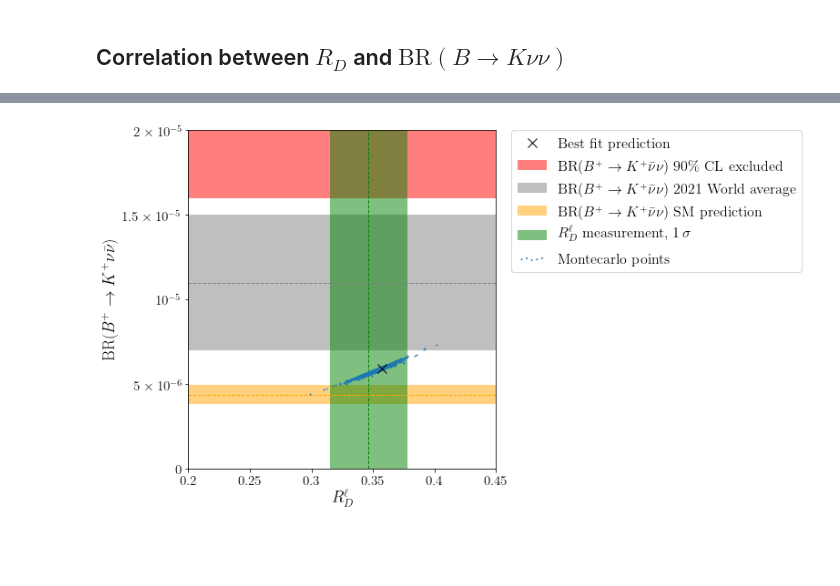
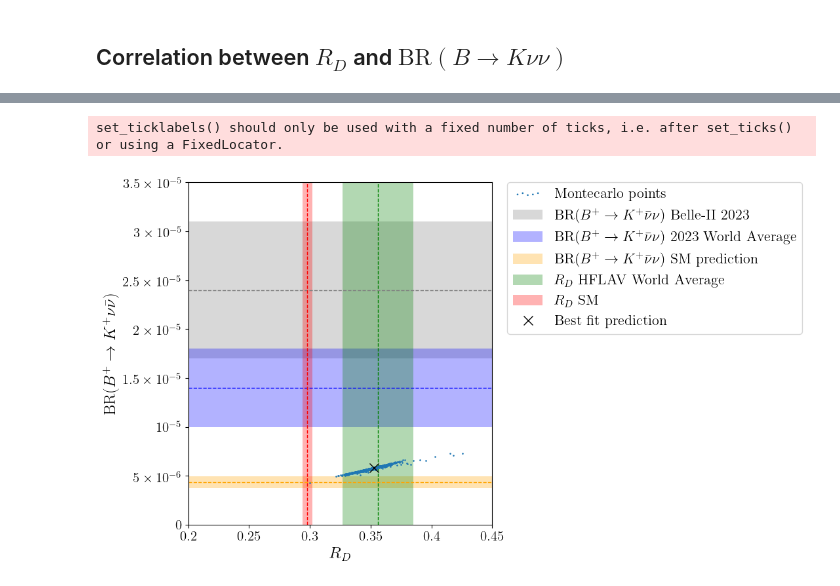
Before and after one commit to Jorge-Alda/SMEFT19-notebooks, a Jupyter notebook: PaperML/06_correlations.ipynb, the cells around one changed output, grey strips where cells are left out. Cells and saved outputs as stored; diff of their text form; code cells hidden in the pictures; blank space fills up the shorter version.

```diff
--- a/PaperML/06_correlations.ipynb
+++ b/PaperML/06_correlations.ipynb
@@ -232,7 +234,7 @@ def observables(i):
     d.update({'logL':mldata.logL[i]})
     return d
 # %%
-with Pool(4) as pool:
+with Pool(8) as pool:
     obs = pool.map(observables, range(len(points)))
 # %%
 dfobs = pd.DataFrame(obs)
@@ -300,24 +302,29 @@ BKnunu_bf = flavio.np_prediction('BR(B+->Knunu)', SMEFT19.scenarios.rotBII(d_bf[
 # %%
 fig = plt.figure(figsize=(11,6))
 plt.scatter(dfobs['RD*'], dfobs['BR(B->Knunu)'], s=0.8, label='Montecarlo points', zorder=4)
 plt.xlim([0.2, 0.45])
-plt.ylim([0, 2e-5])
+plt.ylim([0, 3.5e-5])
 ax = plt.gca()
-ax.set_yticks([0, 0.5e-5, 1e-5, 1.5e-5, 2e-5])
-_ = ax.set_yticklabels([r'$0$', r'$5\times10^{-6}$', r'$10^{-5}$', r'$1.5\times10^{-5}$', r'$2\times10^{-5}$'], fontsize=15)
-plt.xlabel(r'$R_D^\ell$', fontsize=18)
+ax.set_yticks([0, 0.5e-5, 1e-5, 1.5e-5, 2e-5, 2.5e-5, 3e-5, 3.5e-5])
+_ = ax.set_yticklabels([r'$0$', r'$5\times10^{-6}$', r'$10^{-5}$', r'$1.5\times10^{-5}$', r'$2\times10^{-5}$', r'$2.5\times10^{-5}$', r'$3\times10^{-5}$', r'$3.5\times10^{-5}$'], fontsize=15)
+plt.xlabel(r'$R_D$', fontsize=18)
 plt.ylabel(r'BR($B^+\to K^+\nu\bar{\nu}$)', fontsize=18)
-ax.add_patch(Rectangle( (0.2, 1.6e-5), 0.25, 4e-6, color='red', alpha=0.5, label=r'BR($B^+\to K^+\bar{\nu}\nu$) 90\% CL excluded', lw=0))
-ax.add_patch(Rectangle( (0.2, 0.7e-5), 0.25, 2*0.4e-5, color='gray', alpha=0.5, label=r'BR($B^+\to K^+\bar{\nu}\nu$) 2021 World average', lw=0))
-ax.add_patch(Rectangle( (0.2, Knunu_SM-Knunu_SMunc), 0.25, 2*Knunu_SMunc, color='orange', alpha=0.5, label=r'BR($B^+\to K^+\bar{\nu}\nu$) SM prediction', lw=0))
-ax.add_patch(Rectangle( (RD_central-RD_eleft, 0), RD_eleft+RD_eright, 3e-5, color='green', alpha=0.5, label=r'$R_D^\ell$ measurement, $1\,\sigma$', lw=0))
-plt.axvline(RD_central, lw=1, ls='dashed', color='green')
+
+ax.add_patch(Rectangle( (0.2, 2.4e-5-0.7e-5), 0.25, 2*0.7e-5, color='gray', alpha=0.3, label=r'BR($B^+\to K^+\bar{\nu}\nu$) Belle-II 2023', lw=0))
+ax.add_patch(Rectangle( (0.2, 1.4e-5-0.4e-5), 0.25, 2*0.4e-5, color='blue', alpha=0.3, label=r'BR($B^+\to K^+\bar{\nu}\nu$) 2023 World Average', lw=0))
+ax.add_patch(Rectangle( (0.2, Knunu_SM-Knunu_SMunc), 0.25, 2*Knunu_SMunc, color='orange', alpha=0.3, label=r'BR($B^+\to K^+\bar{\nu}\nu$) SM prediction', lw=0))
+ax.add_patch(Rectangle( (0.356-0.029, 0), 2*0.029, 5e-5, color='green', alpha=0.3, label=r'$R_D$ HFLAV World Average', lw=0))
+ax.add_patch(Rectangle( (0.298-0.004, 0), 2*0.004, 5e-5, color='red', alpha=0.3, label=r'$R_D$ SM', lw=0))
+plt.axvline(0.356, lw=1, ls='dashed', color='green')
 plt.axhline(Knunu_SM, lw=1, ls='dashed', color='orange')
-plt.axhline(1.1e-5, lw=1, ls='dashed', color='gray')
+plt.axhline(2.4e-5, lw=1, ls='dashed', color='gray')
+plt.axhline(1.4e-5, lw=1, ls='dashed', color='blue')
+plt.axvline(0.298, lw=1, ls='dashed', color='red')
 plt.plot(RD_bf, BKnunu_bf, marker='x', color='black', markersize=10, zorder=5, label ='Best fit prediction', lw=0)
 plt.legend(fontsize=16, bbox_to_anchor=(1.05, 1), loc='upper left', borderaxespad=0., scatterpoints=5)
 ax.set_xticklabels(['$0.2$',r'$0.25$',r'$0.3$',r'$0.35$',r'$0.4$',r'$0.45$'], fontsize=15)
 plt.tight_layout(pad=0.5)
 fig.savefig('../data/plots/RD_BKnunu.pdf')
 # %% [output]
+set_ticklabels() should only be used with a fixed number of ticks, i.e. after set_ticks() or using a FixedLocator.
-[figure, old version]
+[figure, new version]
```
Also changed, not shown: parts of 9 cells of this notebook, 6 other files.
